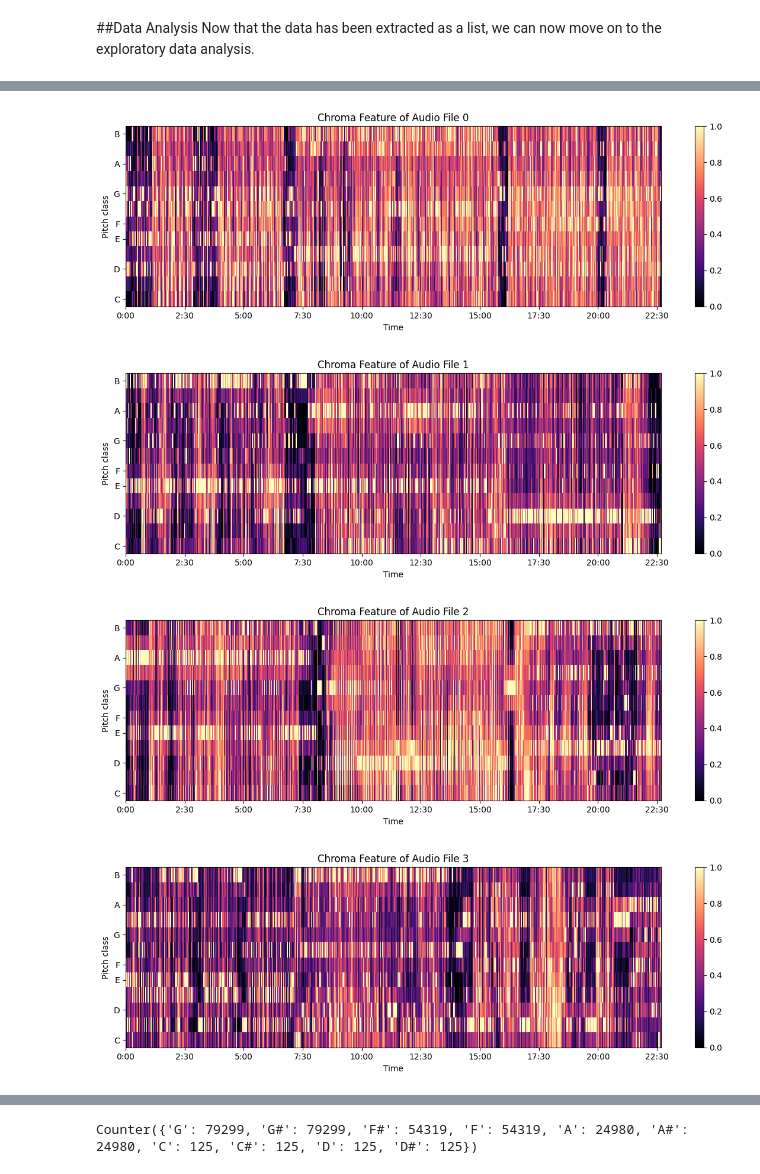
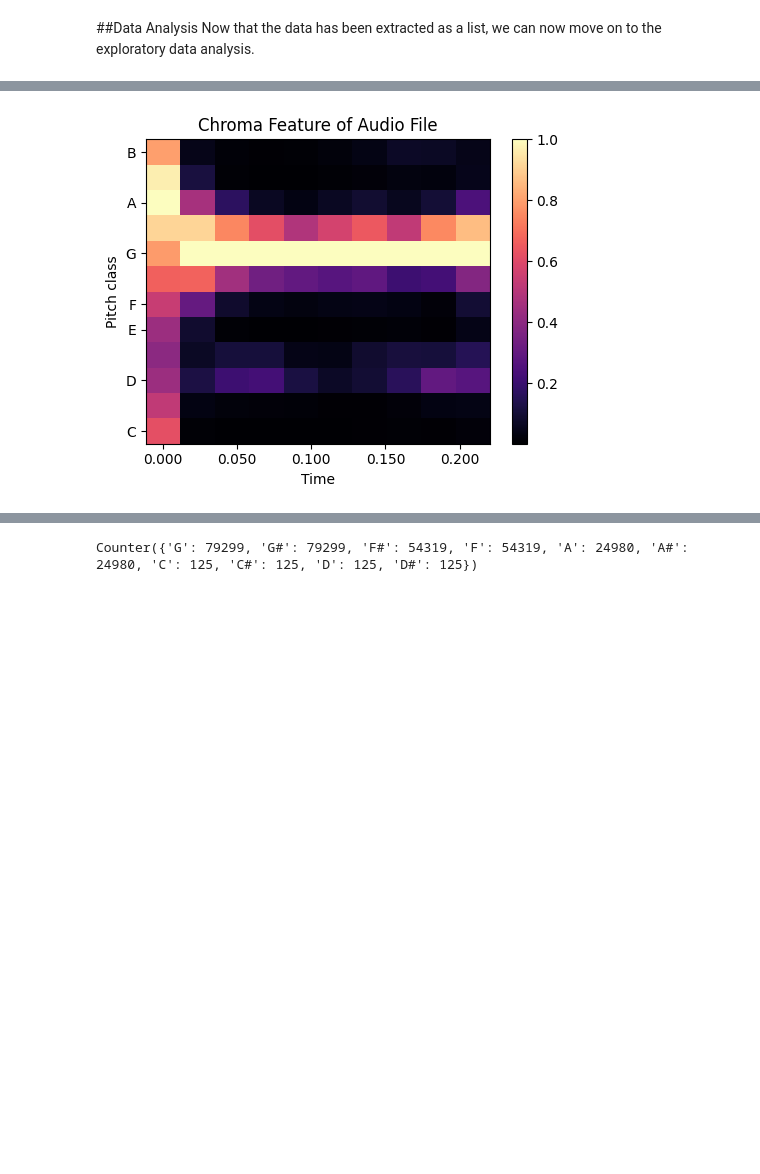
Before and after one commit to sriraj0926/Music-generation, a Jupyter notebook: Deep_Learning_Project.ipynb, the cells around one changed output, grey strips where cells are left out. Saved outputs shown, nothing was run; the diff lists cells and outputs as text; code cells hidden in the pictures; blank space fills up the shorter version.

```diff
--- a/Deep_Learning_Project.ipynb
+++ b/Deep_Learning_Project.ipynb
@@ -44,12 +44,13 @@ music_paths = [ os.path.join(filepath, wavfile) for wavfile in os.listdir(filepa
 music_data = []
 sample_rate = 0
 sr = 22050
-for i in range(3):
+for i in range(len(music_paths)):
   y, _ = librosa.load(music_paths[i], sr=sr, duration = 600)
   music_data.extend(y)
   sample_rate += 1
 
 #[:30000000]
+#duration = 600
 # %%
 np.shape(music_data)
 # %% [output]
@@ -97,15 +95,11 @@ plt.show()
 # %%
-for i in range(len(sample_rate)):
-   # Compute and plot the chroma feature
-    chroma = librosa.feature.chroma_stft(y=music_data[i], sr=sample_rate[i])
-    plt.figure(figsize=(12, 4))
-    librosa.display.specshow(chroma, y_axis='chroma', x_axis='time')
-    plt.colorbar()
-    plt.title(f"Chroma Feature of Audio File {i}")
-    plt.tight_layout()
-    plt.show()
+#for i in range(len(sample_rate)):
+chroma = librosa.feature.chroma_stft(y=np.array(music_data[:5000]), sr=sr)
+plt.figure(figsize=(5, 4))
+librosa.display.specshow(chroma, y_axis='chroma', x_axis='time')
+plt.colorbar()
+plt.title(f"Chroma Feature of Audio File")
+plt.tight_layout()
+plt.show()
 # %% [output]
-[figure, old version]
+[figure, new version]
-[figure, removed]
-[figure, removed]
-[figure, removed]
```
Also changed, not shown: parts of 20 cells of this notebook.
